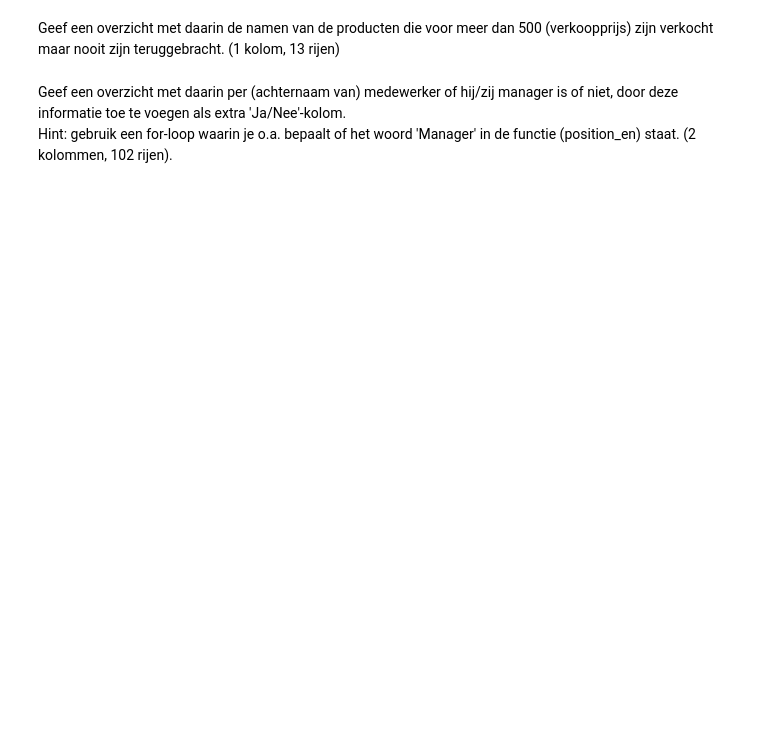
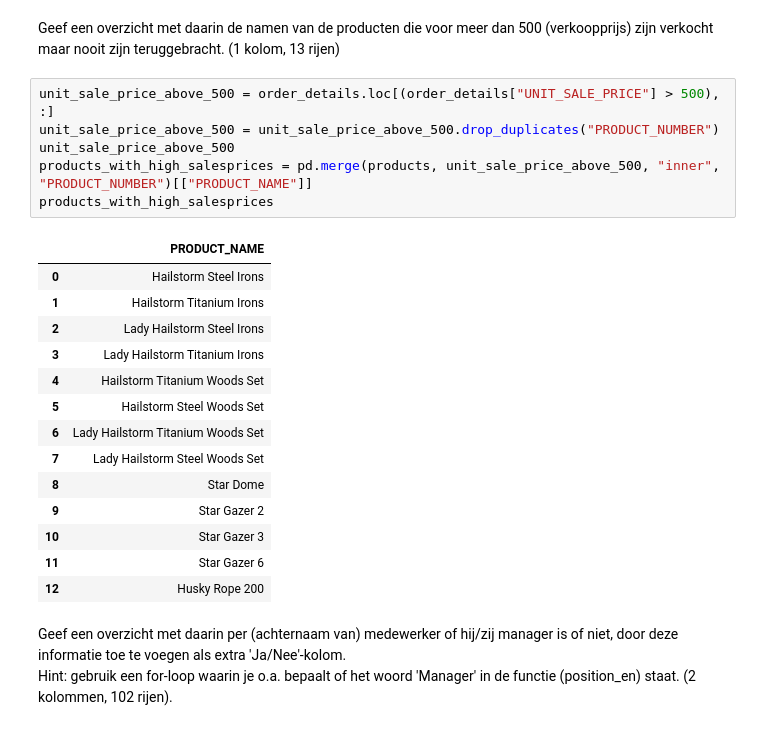
Before and after one commit to semkoolennl/SEM4-DEDS, a Jupyter notebook: week2/Practicum_2.3_Opdrachten.ipynb, the cells around one changed output. Drawn from its saved outputs; the diff is of its cells as text; blank space fills up the shorter version.

```diff
--- a/week2/Practicum_2.3_Opdrachten.ipynb
+++ b/week2/Practicum_2.3_Opdrachten.ipynb
@@ -537,5 +546,26 @@ Geef een overzicht met daarin het aantal producten waarvan de marge lager is dan
 # %% [markdown]
 Geef een overzicht met daarin de namen van de producten die voor meer dan 500 (verkoopprijs) zijn verkocht maar nooit zijn teruggebracht. (1 kolom, 13 rijen)
+# %%
+unit_sale_price_above_500 = order_details.loc[(order_details["UNIT_SALE_PRICE"] > 500), :]
+unit_sale_price_above_500 = unit_sale_price_above_500.drop_duplicates("PRODUCT_NUMBER")
+unit_sale_price_above_500
+products_with_high_salesprices = pd.merge(products, unit_sale_price_above_500, "inner", "PRODUCT_NUMBER")[["PRODUCT_NAME"]]
+products_with_high_salesprices
+# %% [output]
+|  | PRODUCT_NAME |
+| 0 | Hailstorm Steel Irons |
+| 1 | Hailstorm Titanium Irons |
+| 2 | Lady Hailstorm Steel Irons |
+| 3 | Lady Hailstorm Titanium Irons |
+| 4 | Hailstorm Titanium Woods Set |
+| 5 | Hailstorm Steel Woods Set |
+| 6 | Lady Hailstorm Titanium Woods Set |
+| 7 | Lady Hailstorm Steel Woods Set |
+| 8 | Star Dome |
+| 9 | Star Gazer 2 |
+| 10 | Star Gazer 3 |
+| 11 | Star Gazer 6 |
+| 12 | Husky Rope 200 |
 # %% [markdown]
 Geef een overzicht met daarin per (achternaam van) medewerker of hij/zij manager is of niet, door deze informatie toe te voegen als extra 'Ja/Nee'-kolom.<br>
 Hint: gebruik een for-loop waarin je o.a. bepaalt of het woord 'Manager' in de functie (position_en) staat. (2 kolommen, 102 rijen).
```
Also changed, not shown: parts of 3 cells of this notebook, 6 other files.
